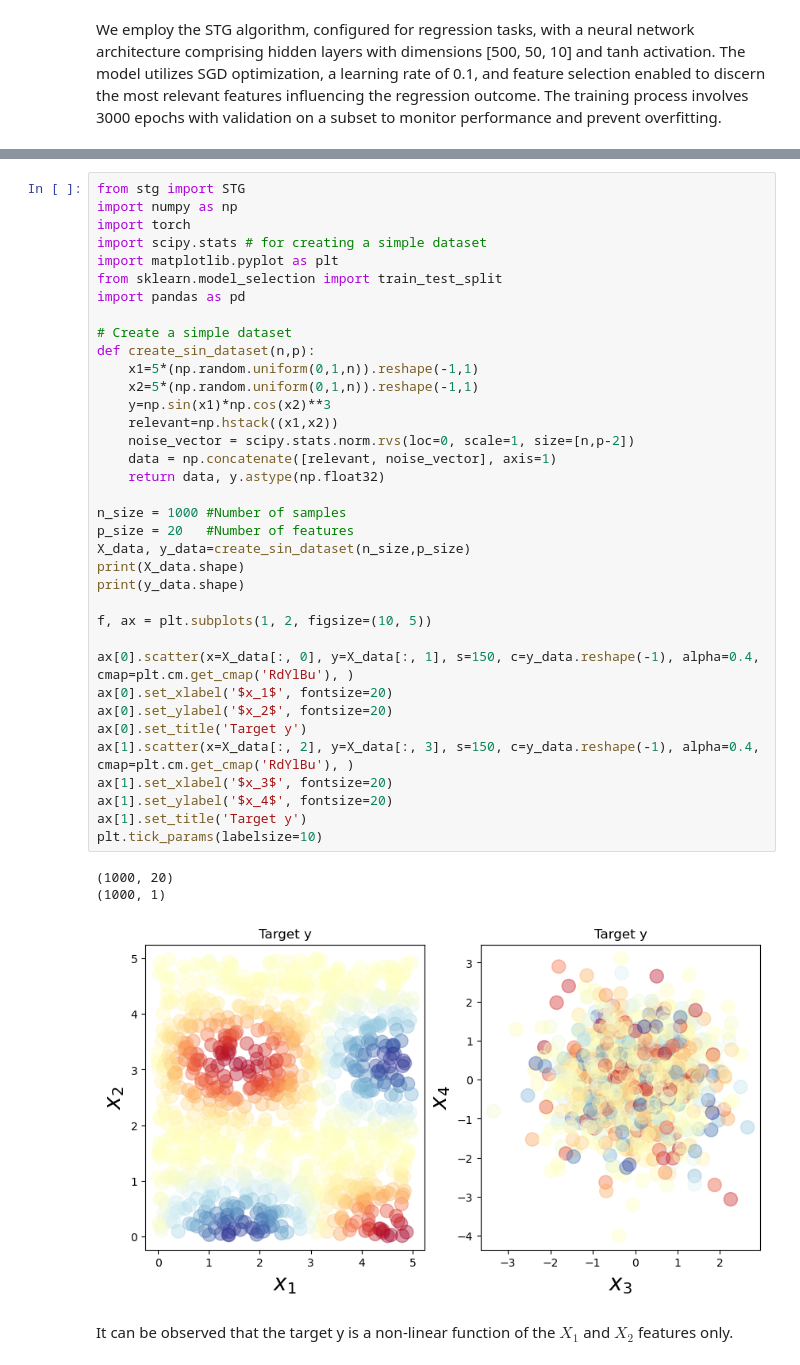
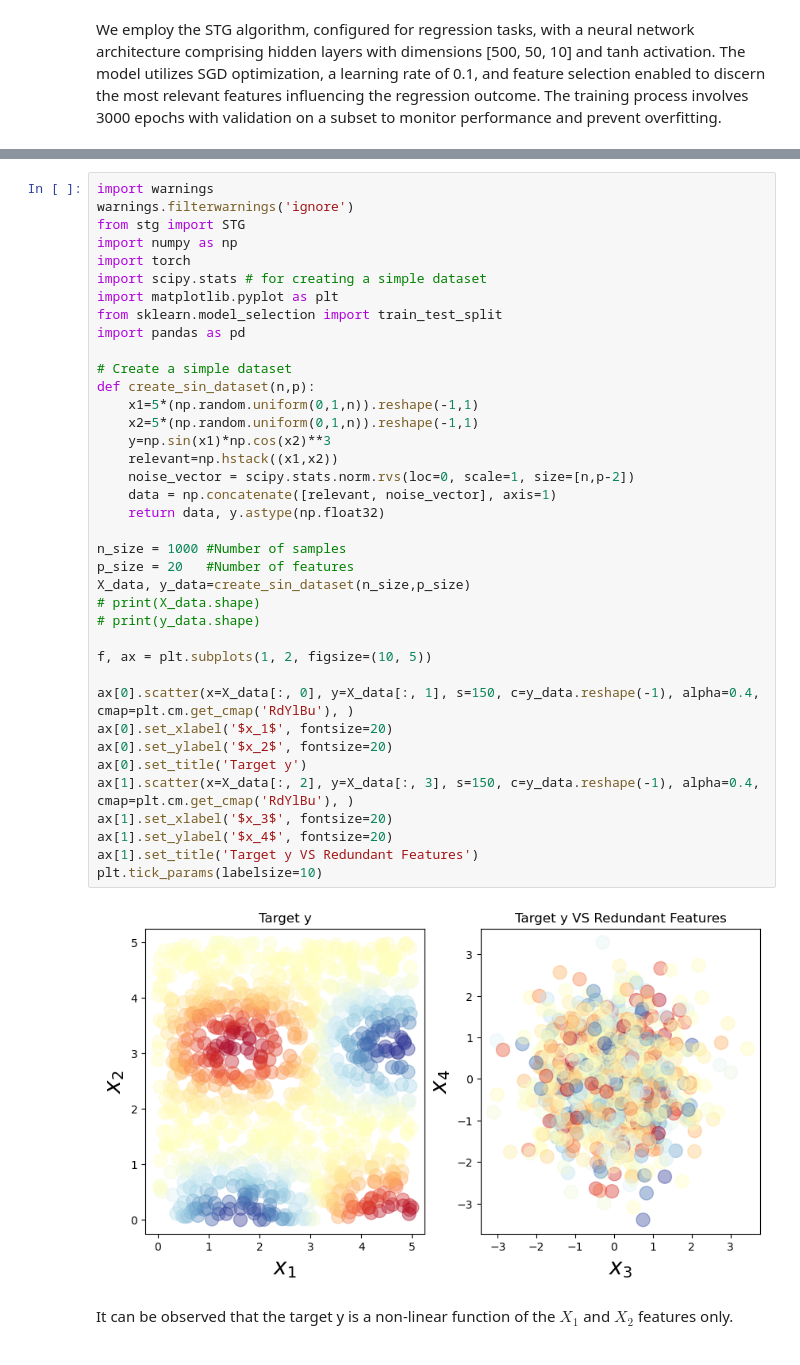
Before and after one commit to yonatanwies/GeometryOfInformation, a Jupyter notebook: 2nd_Milestone.ipynb, the cells around one changed output, grey strips where cells are left out. Cells and saved outputs as stored; diff of their text form.

```diff
--- a/2nd_Milestone.ipynb
+++ b/2nd_Milestone.ipynb
@@ -67,43 +46,43 @@ import pandas as pd
 # %%
+import warnings
+warnings.filterwarnings('ignore')
 from stg import STG
 import numpy as np
 import torch
 import scipy.stats # for creating a simple dataset
 import matplotlib.pyplot as plt
 from sklearn.model_selection import train_test_split
 import pandas as pd
 
 # Create a simple dataset
 def create_sin_dataset(n,p):
     x1=5*(np.random.uniform(0,1,n)).reshape(-1,1)
     x2=5*(np.random.uniform(0,1,n)).reshape(-1,1)
     y=np.sin(x1)*np.cos(x2)**3
     relevant=np.hstack((x1,x2))
     noise_vector = scipy.stats.norm.rvs(loc=0, scale=1, size=[n,p-2])
     data = np.concatenate([relevant, noise_vector], axis=1)
     return data, y.astype(np.float32)
 
 n_size = 1000 #Number of samples
 p_size = 20   #Number of features
 X_data, y_data=create_sin_dataset(n_size,p_size)
-print(X_data.shape)
-print(y_data.shape)
+# print(X_data.shape)
+# print(y_data.shape)
 
 f, ax = plt.subplots(1, 2, figsize=(10, 5))
 
 ax[0].scatter(x=X_data[:, 0], y=X_data[:, 1], s=150, c=y_data.reshape(-1), alpha=0.4, cmap=plt.cm.get_cmap('RdYlBu'), )
 ax[0].set_xlabel('$x_1$', fontsize=20)
 ax[0].set_ylabel('$x_2$', fontsize=20)
 ax[0].set_title('Target y')
 ax[1].scatter(x=X_data[:, 2], y=X_data[:, 3], s=150, c=y_data.reshape(-1), alpha=0.4, cmap=plt.cm.get_cmap('RdYlBu'), )
 ax[1].set_xlabel('$x_3$', fontsize=20)
 ax[1].set_ylabel('$x_4$', fontsize=20)
-ax[1].set_title('Target y')
+ax[1].set_title('Target y VS Redundant Features')
 plt.tick_params(labelsize=10)
 # %% [output]
-(1000, 20)
-(1000, 1)
-[figure, old version]
+[figure, new version]
 # %% [markdown]
 It can be observed that the target y is a non-linear function of the $X_1$ and $X_2$ features only.
 # %% [markdown]
```
Also changed, not shown: parts of 11 cells of this notebook.
